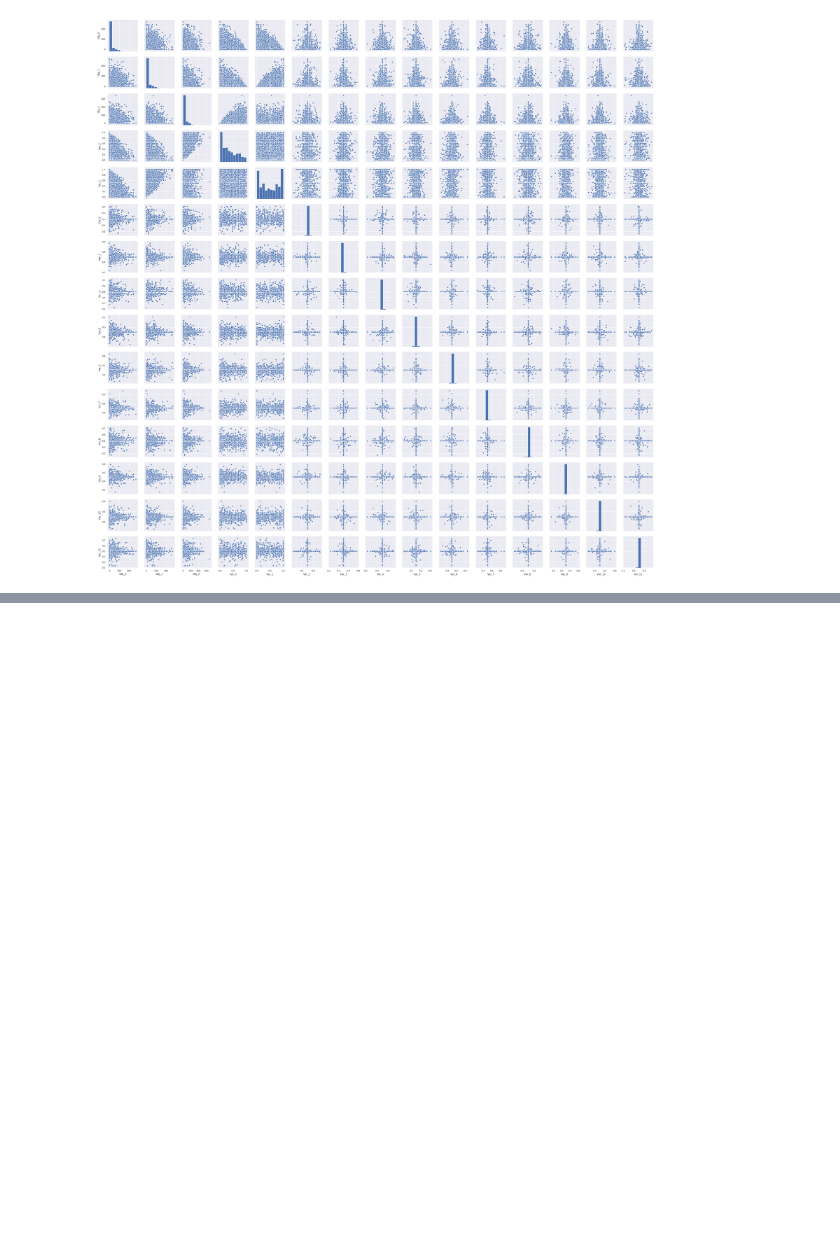
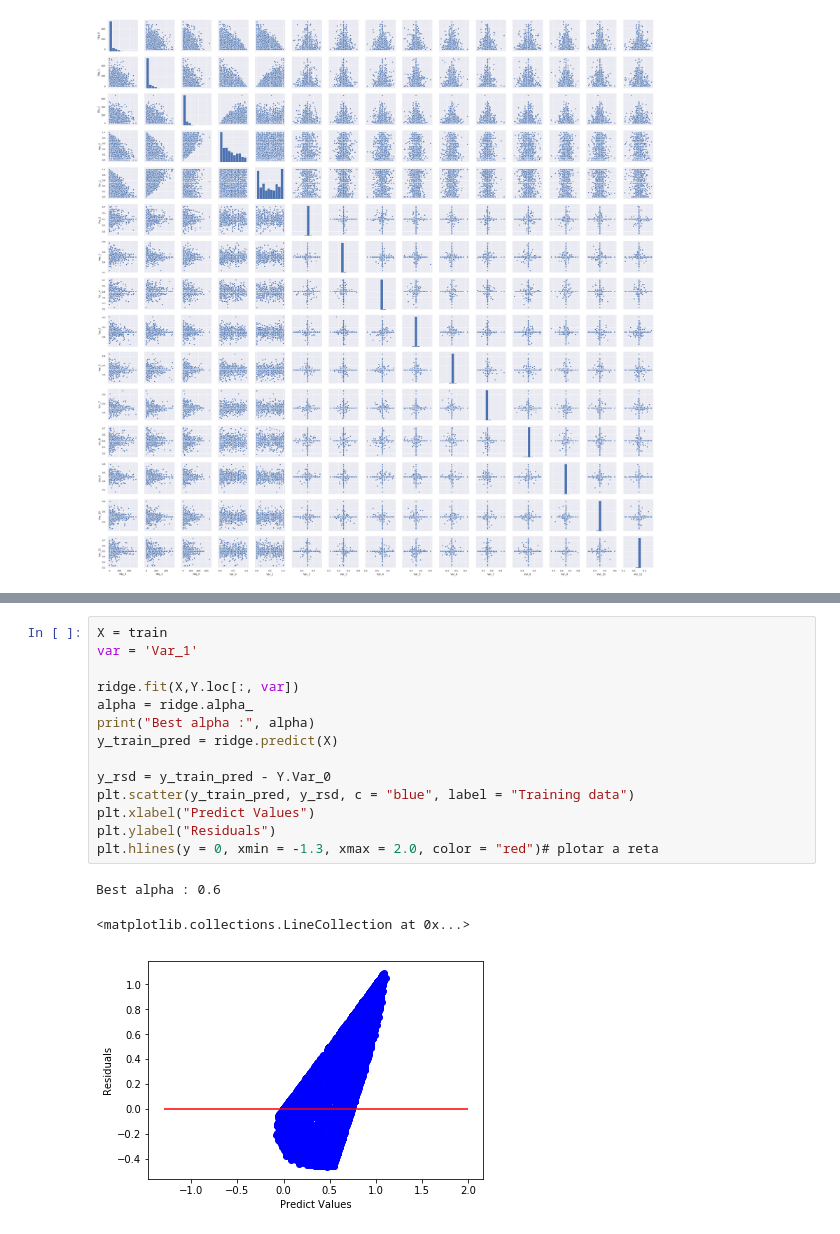
Before and after one commit to matheusfsa/Data_Problems, a Jupyter notebook: analise_problemas_otimizacao.ipynb, the cells around one changed output, grey strips where cells are left out. Cells and saved outputs as stored; diff of their text form; blank space fills up the shorter version.

```diff
--- a/analise_problemas_otimizacao.ipynb
+++ b/analise_problemas_otimizacao.ipynb
@@ -54,0 +91,18 @@ plt.show();
+# %%
+X = train
+var = 'Var_1'
+
+ridge.fit(X,Y.loc[:, var])
+alpha = ridge.alpha_
+print("Best alpha :", alpha)
+y_train_pred = ridge.predict(X)
+
+y_rsd = y_train_pred - Y.Var_0
+plt.scatter(y_train_pred, y_rsd, c = "blue", label = "Training data")
+plt.xlabel("Predict Values")
+plt.ylabel("Residuals")
+plt.hlines(y = 0, xmin = -1.3, xmax = 2.0, color = "red")# plotar a reta
+# %% [output]
+Best alpha : 0.6
+<matplotlib.collections.LineCollection at 0x...>
+[figure, added]
```
Also changed, not shown: parts of 7 cells of this notebook.
